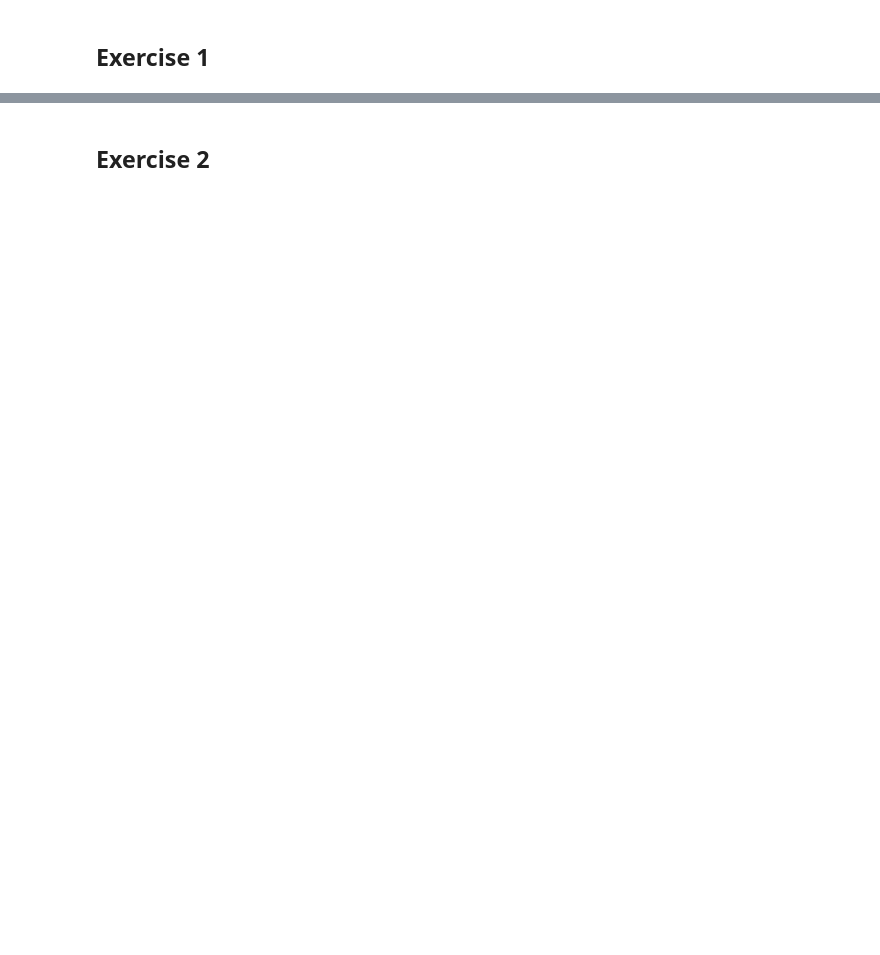
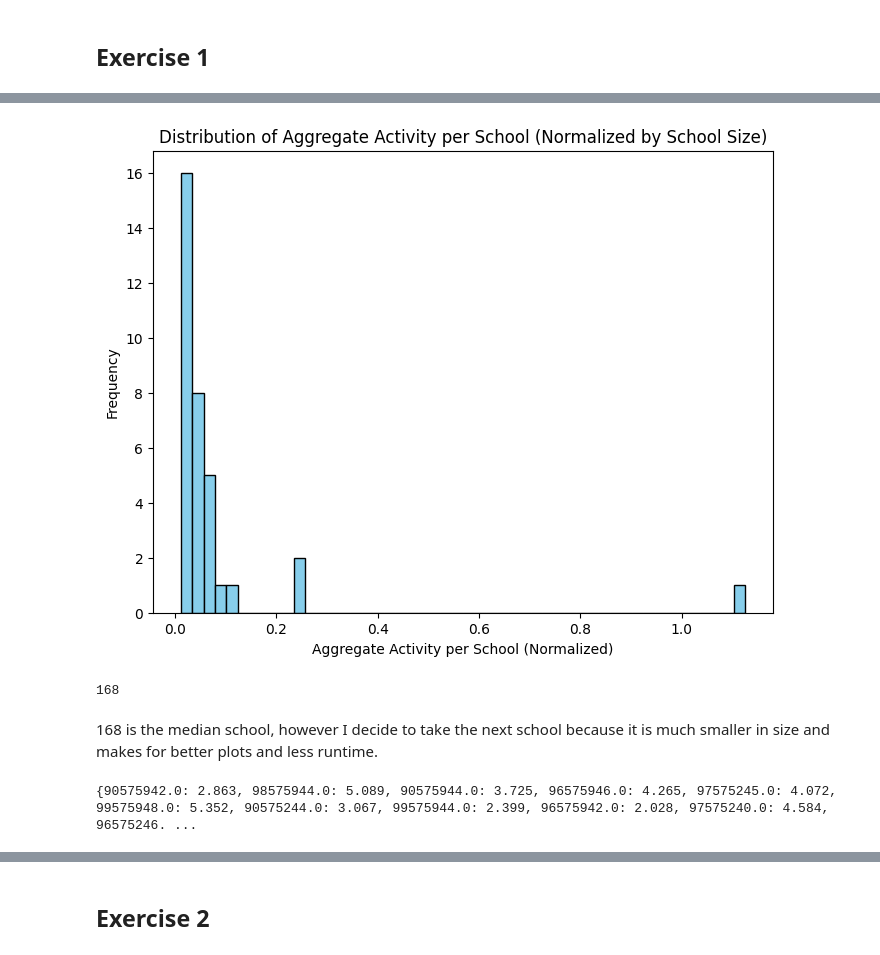
Before and after one commit to mhandt9/networks, a Jupyter notebook: ps1.ipynb, the cells around one changed output, grey strips where cells are left out. Drawn from its saved outputs; the diff is of its cells as text; code cells hidden in the pictures; blank space fills up the shorter version.

```diff
--- a/ps1.ipynb
+++ b/ps1.ipynb
@@ -73,0 +116,13 @@ ex1.aggregate_activity(plot=True)
+# %%
+node_to_loops = {}
+for source_node in G.nodes():
+    paths = []
+    for target in G.neighbors(source_node):
+         # all paths to neighbors that do not go through the same node twice
+        paths_to_neighbors = list(nx.all_simple_paths(G, source=source_node, target=target))
+        # only those that are longer than 2 (the starting node is included so when len(l)=2 it is not a loop just an edge to a neighbor)
+        paths += [l + [source_node] for l in paths_to_neighbors if len(l) > 2]
+    node_to_loops[source_node] = paths
+    print(f'Amount of loops starting from {source_node}:  {len(node_to_loops[source_node])}') # take length of the list as the amount of loops
+
+print(node_to_loops['Friend2'])
@@ -73,0 +144,16 @@ ex1.aggregate_activity(plot=True)
+# %%
+key_players = []
+max_intercentrality = 0
+
+for i, node in enumerate(G.nodes()):
+    intercentrality = round((bonacich_centrality[i])**2 / len(node_to_loops[source_node]), 5)
+    if intercentrality > max_intercentrality:
+        key_players = [node]
+        max_intercentrality = intercentrality
+
+    elif intercentrality == max_intercentrality:
+        key_players.append(node)
+
+    print(f'Node: {node} intercentrality: {intercentrality}')
+
+key_players
@@ -73,0 +384,4 @@ ex1.aggregate_activity(plot=True)
+# %%
+ex_one = ex1(friends_raw, schools_raw)
+
+data = ex_one.clean()
@@ -73,0 +396,20 @@ ex1.aggregate_activity(plot=True)
+# %%
+ex_one.aggregate_activity(plot=True)
+# %% [output]
+[figure, added]
+# %%
+ex_one.find_median_school()
+# %% [output]
+168
+# %% [markdown]
+168 is the median school, however I decide to take the next school because it is much smaller in size and makes for better plots and less runtime.
+# %%
+node_names = np.array(school_graphs[28]['graph'].nodes())
+
+labels_dict = {}
+for i, node in enumerate(node_names):
+    labels_dict[node] = round(bonacich_centralities[28][i],3)
+
+print(labels_dict)
+# %% [output]
+{90575942.0: 2.863, 98575944.0: 5.089, 90575944.0: 3.725, 96575946.0: 4.265, 97575245.0: 4.072, 99575948.0: 5.352, 90575244.0: 3.067, 99575944.0: 2.399, 96575942.0: 2.028, 97575240.0: 4.584, 96575246. ...
```
Also changed, not shown: parts of 107 cells of this notebook.
